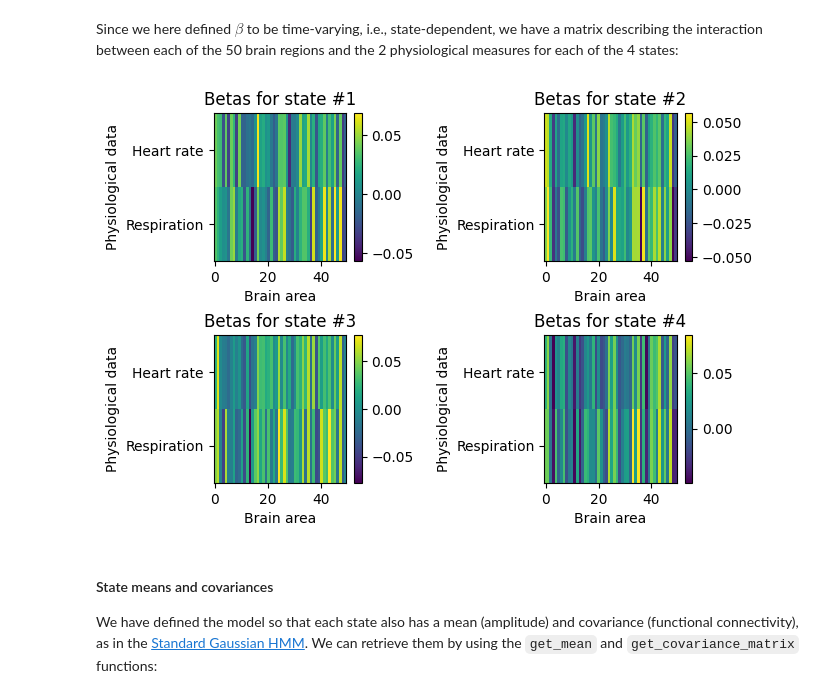
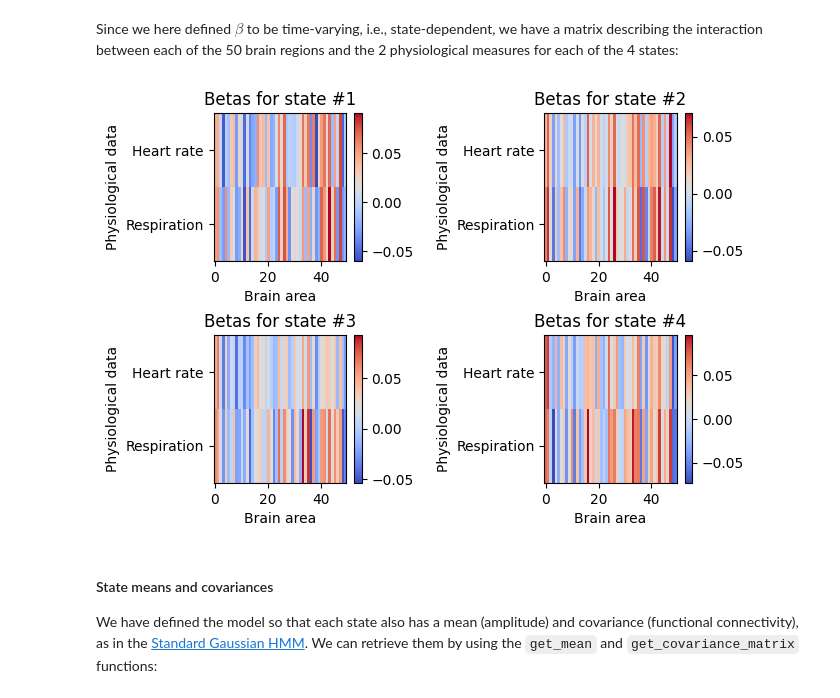
Before and after one commit to vidaurre/glhmm, a Jupyter notebook: docs/notebooks/GLHMM_example.ipynb, the cells around one changed output. Drawn from its saved outputs; the diff is of its cells as text; code cells hidden in the pictures.

```diff
--- a/docs/notebooks/GLHMM_example.ipynb
+++ b/docs/notebooks/GLHMM_example.ipynb
@@ -126,18 +126,20 @@ state_betas = brainphys_glhmm.get_betas()
 # %% [markdown]
 Since we here defined $\beta$ to be time-varying, i.e., state-dependent, we have a matrix describing the interaction between each of the 50 brain regions and the 2 physiological measures for each of the 4 states:
 # %%
+cmap = "coolwarm"
+ytick =["Heart rate", "Respiration"]
 for k in range(K):
     plt.subplot(2,2,k+1)
-    plt.imshow(state_betas[:,:,k], aspect='auto', interpolation='none')
+    plt.imshow(state_betas[:,:,k], cmap=cmap,aspect='auto', interpolation='none')
     plt.colorbar()
     plt.ylabel('Physiological data')
-    plt.yticks(np.arange(2), ["Heart rate", "Respiration"])
+    plt.yticks(np.arange(2), ytick)
     plt.xlabel('Brain area')
-    plt.title("Betas for state #%s" % (k+1))
+    plt.title(f"Betas for state #{k+1}")
 plt.subplots_adjust(hspace=0.5, wspace=1)
 plt.show()
 # %% [output]
-[figure, old version]
+[figure, new version]
 # %% [markdown]
 #### State means and covariances <a id="state-means-covariances"></a>
 We have defined the model so that each state also has a mean (amplitude) and covariance (functional connectivity), as in the [Standard Gaussian HMM](./GaussianHMM_example.ipynb). We can retrieve them by using the `get_mean` and `get_covariance_matrix` functions:
```
Also changed, not shown: parts of 4 cells of this notebook, 3 other files.
